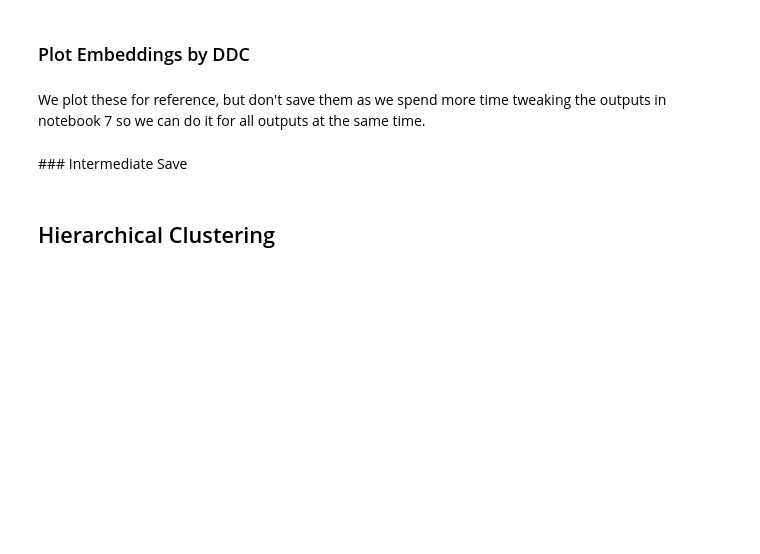
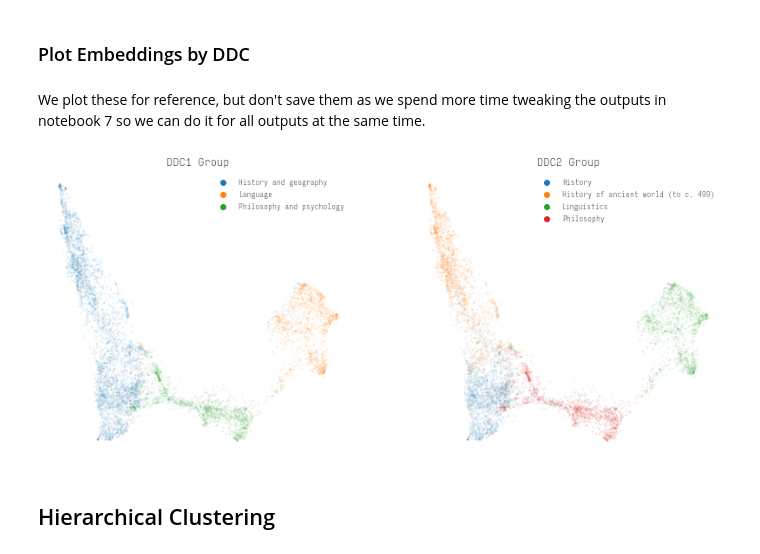
Before and after one commit to jreades/ph-tutorial-code, a Jupyter notebook: Clustering_Word_Embeddings.ipynb, the cells around one changed output. Saved outputs shown, nothing was run; the diff lists cells and outputs as text; code cells hidden in the pictures; blank space fills up the shorter version.

```diff
--- a/Clustering_Word_Embeddings.ipynb
+++ b/Clustering_Word_Embeddings.ipynb
@@ -82,3 +136,9 @@ cache = True
+# %%
+# Random seed
+rs = 43
+
+# Which embeddings to use
+src_embeddings = 'doc_vec'
 # %% [markdown]
 ## Load
 # %% [markdown]
@@ -87,21 +147,19 @@ cache = True
 </div>
 # %%
 # Name of the file
-fn = 'ph-tutorial-data-cleaned.csv.gz'
+fn = 'ph-tutorial-data-cleaned.parquet'
 
 # See if the data has already been downloaded, and
 # if not, download it from the web site. We save a
 # copy locally so that you can run this tutorial
 # offline and also spare the host the bandwidth costs
 if os.path.exists(os.path.join('data',fn)):
-    df = pd.read_csv(os.path.join('data',fn), low_memory=False, encoding="ISO-8859-1").set_index('EThOS_ID')
+    df = pd.read_parquet(os.path.join('data',fn))
 else:
     # We will look for/create a 'data' directory
     if not os.path.exists('data'):
         os.makedirs('data')
 
     # Download and save
-    df = pd.read_csv(f'http://www.reades.com/{fn}', low_memory=False, encoding="ISO-8859-1").set_index('EThOS_ID')
-    df.to_csv(os.path.join('data',fn), compression='gzip')
+    df = pd.read_parquet(f'http://orca.casa.ucl.ac.uk/~jreades/data/{fn}')
+    df.to_parquet(os.path.join('data',fn))
-# %%
-df['tokens'] = df.tokens.apply(ast.literal_eval)
@@ -150,6 +214,6 @@ Expect this to take **about 1 minute** (or **2.5 minutes on Google Collab**).
 # %%
 %%time
-X = x_from_df(df, col='word_vec')
+X = x_from_df(df, col=src_embeddings)
 
 reducer = umap.UMAP(
     n_neighbors=25,
@@ -186,17 +270,23 @@ We plot these for reference, but don't save them as we spend more time tweaking
 # %%
 f, axs = plt.subplots(1,2,figsize=(14,6))
 axs = axs.flatten()
 
 sns.scatterplot(data=projected, x='Dim 1', y='Dim 2', hue='ddc1', s=5, alpha=0.1, ax=axs[0]);
 axs[0].axis('off')
-axs[0].set_title('DDC1 Group')
+axs[0].set_title('DDC1 Group', **tfont)
 axs[0].get_legend().set_title("")
+axs[0].get_legend().prop.set_family(lfont['fontname'])
+axs[0].get_legend().prop.set_size(lfont['fontsize'])
+axs[0].get_legend().get_frame().set_linewidth(0.0)
 
 sns.scatterplot(data=projected, x='Dim 1', y='Dim 2', hue='ddc2', s=5, alpha=0.1, ax=axs[1]);
 axs[1].axis('off')
-axs[1].set_title('DDC2 Group')
+axs[1].set_title('DDC2 Group', **tfont)
 axs[1].get_legend().set_title("");
+axs[1].get_legend().prop.set_family(lfont['fontname'])
+axs[1].get_legend().prop.set_size(lfont['fontsize'])
+axs[1].get_legend().get_frame().set_linewidth(0.0)
 #plt.savefig(os.path.join('data','DDC_Plot.png'), dpi=150)
 plt.show()
+# %% [output]
+[figure, added]
-# %% [markdown]
-### Intermediate Save
```
Also changed, not shown: parts of 59 cells of this notebook, 1 other file.
